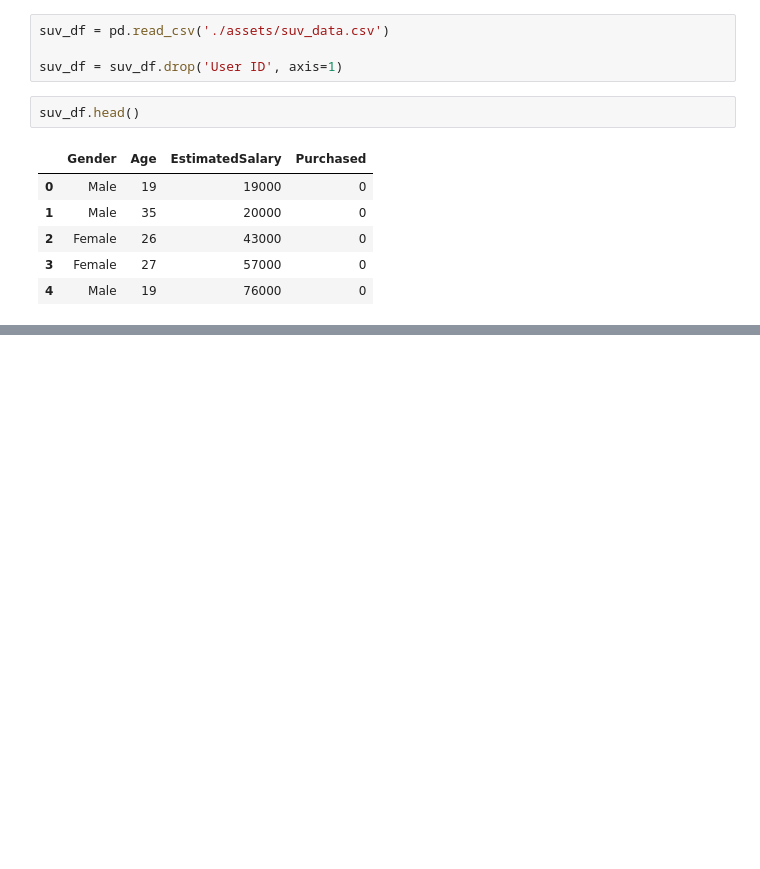
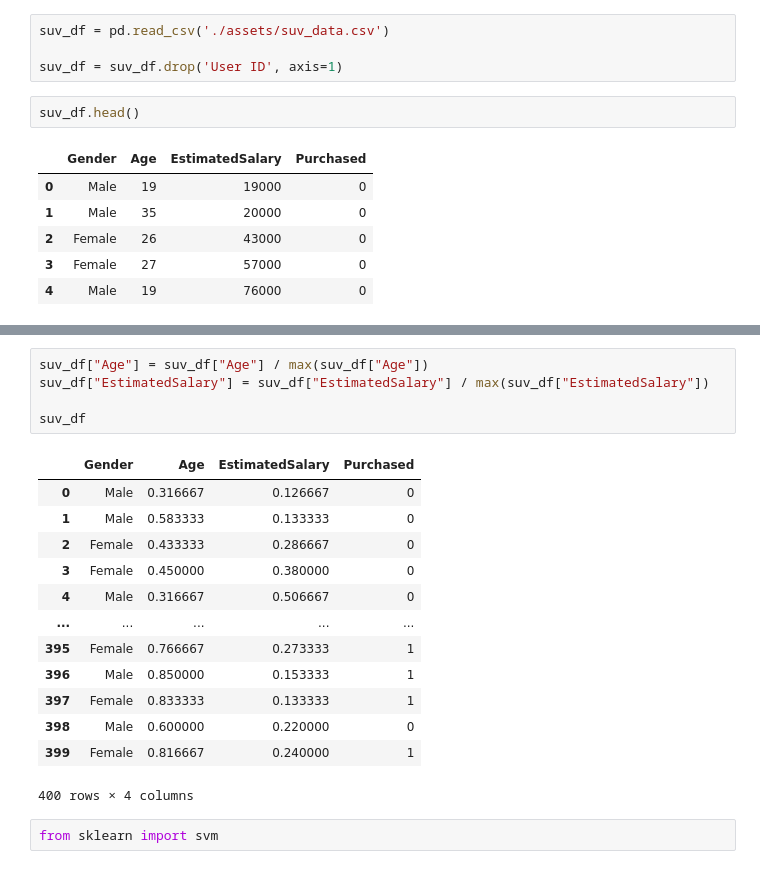
Before and after one commit to RndmCodeGuy20/MLLab, a Jupyter notebook: Practical 8/SVMonSUV.ipynb, the cells around one changed output, grey strips where cells are left out. Saved outputs shown, nothing was run; the diff lists cells and outputs as text; blank space fills up the shorter version.

```diff
--- a/Practical 8/SVMonSUV.ipynb
+++ b/Practical 8/SVMonSUV.ipynb
@@ -38,0 +63,21 @@ plt.show()
+# %%
+suv_df["Age"] = suv_df["Age"] / max(suv_df["Age"])
+suv_df["EstimatedSalary"] = suv_df["EstimatedSalary"] / max(suv_df["EstimatedSalary"])
+
+suv_df
+# %% [output]
+|  | Gender | Age | EstimatedSalary | Purchased |
+| 0 | Male | 0.316667 | 0.126667 | 0 |
+| 1 | Male | 0.583333 | 0.133333 | 0 |
+| 2 | Female | 0.433333 | 0.286667 | 0 |
+| 3 | Female | 0.450000 | 0.380000 | 0 |
+| 4 | Male | 0.316667 | 0.506667 | 0 |
+| ... | ... | ... | ... | ... |
+| 395 | Female | 0.766667 | 0.273333 | 1 |
+| 396 | Male | 0.850000 | 0.153333 | 1 |
+| 397 | Female | 0.833333 | 0.133333 | 1 |
+| 398 | Male | 0.600000 | 0.220000 | 0 |
+| 399 | Female | 0.816667 | 0.240000 | 1 |
+400 rows × 4 columns
+# %%
+from sklearn import svm
```
Also changed, not shown: parts of 12 cells of this notebook, 1 other file.
